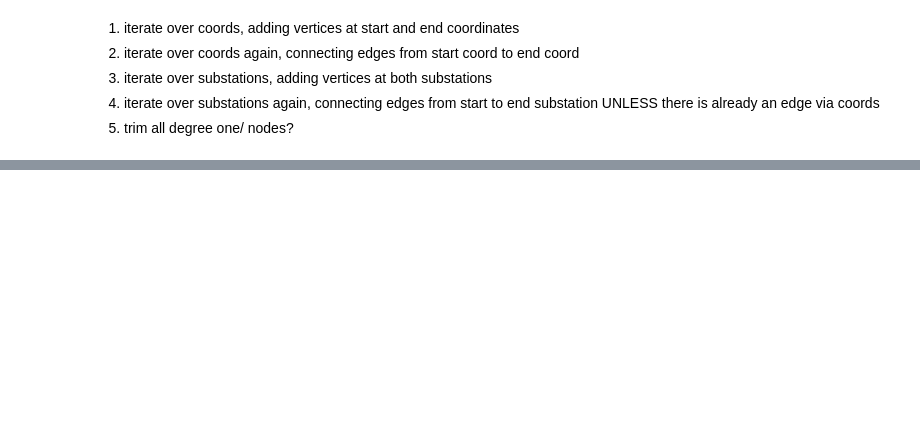
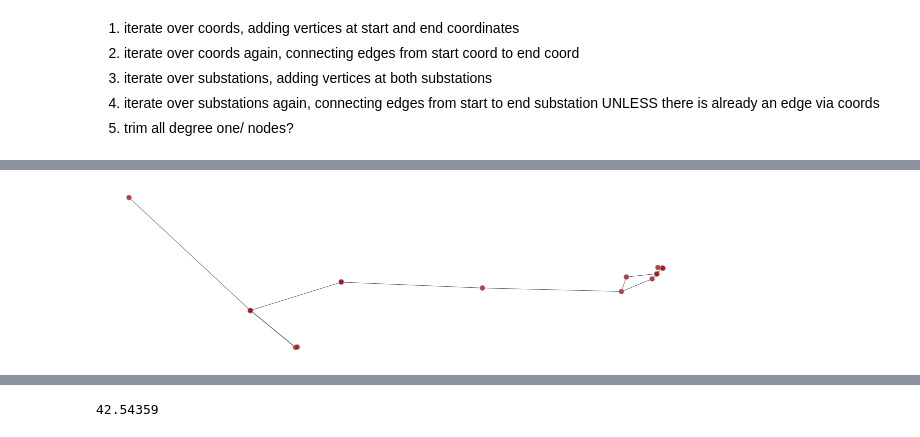
Before and after one commit to Ker-ple/electric_grid, a Jupyter notebook: EDA/grids.ipynb, the cells around one changed output, grey strips where cells are left out. Saved outputs shown, nothing was run; the diff lists cells and outputs as text; code cells hidden in the pictures; blank space fills up the shorter version.

```diff
--- a/EDA/grids.ipynb
+++ b/EDA/grids.ipynb
@@ -1381,0 +1512,7 @@ g.edge_properties['object_id'] = edge_object_id
+# %%
+largest_component = extract_largest_component(g)
+# %%
+unlabeled_largest_component = list()
+for v in tqdm(largest_component.iter_vertices()):
+    if v not in new_names:
+        unlabeled_largest_component.append(v)
@@ -1427,3 +1530,0 @@ usa[]
-# %%
-v = usa.Parameter.value_counts()
-usa[usa.Parameter.isin(v.index[v.gt(1)])]
@@ -1502,3 +1617,3 @@ sorted_counts[100]
 # %%
-min_component_subgraph = GraphView(g, vfilt=components.a == 1007)
+min_component_subgraph = GraphView(g, vfilt=components.a == 1)
 min_component_subgraph
@@ -1541,2 +1694,4 @@ filter_coords(usa, "-95.564805, -39.0534715")
 # %%
-graph_draw(min_component_subgraph, pos=min_component_subgraph.vertex_properties['position'])
+graph_draw(min_component_subgraph, pos=new_pos, vertex_size=5)
+# %% [output]
+[figure, added]
@@ -1542,0 +1701,4 @@ graph_draw(min_component_subgraph, pos=min_component_subgraph.vertex_properties[
+# %%
+new_pos[0][0]
+# %% [output]
+42.54359
```
Also changed, not shown: parts of 62 cells of this notebook.
